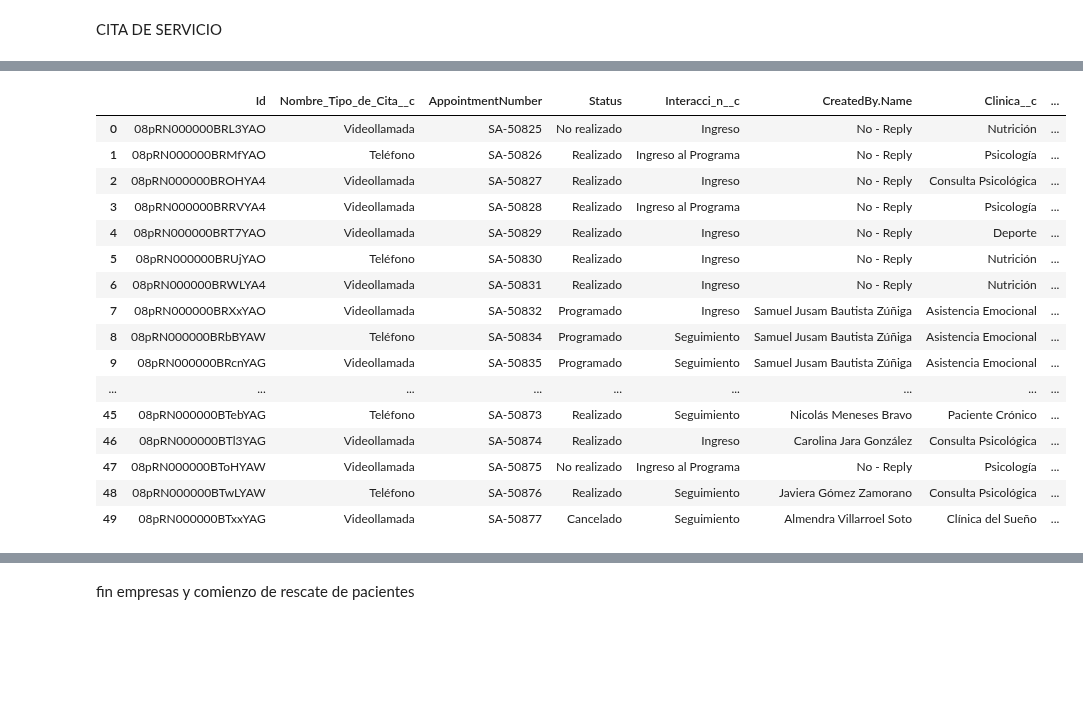
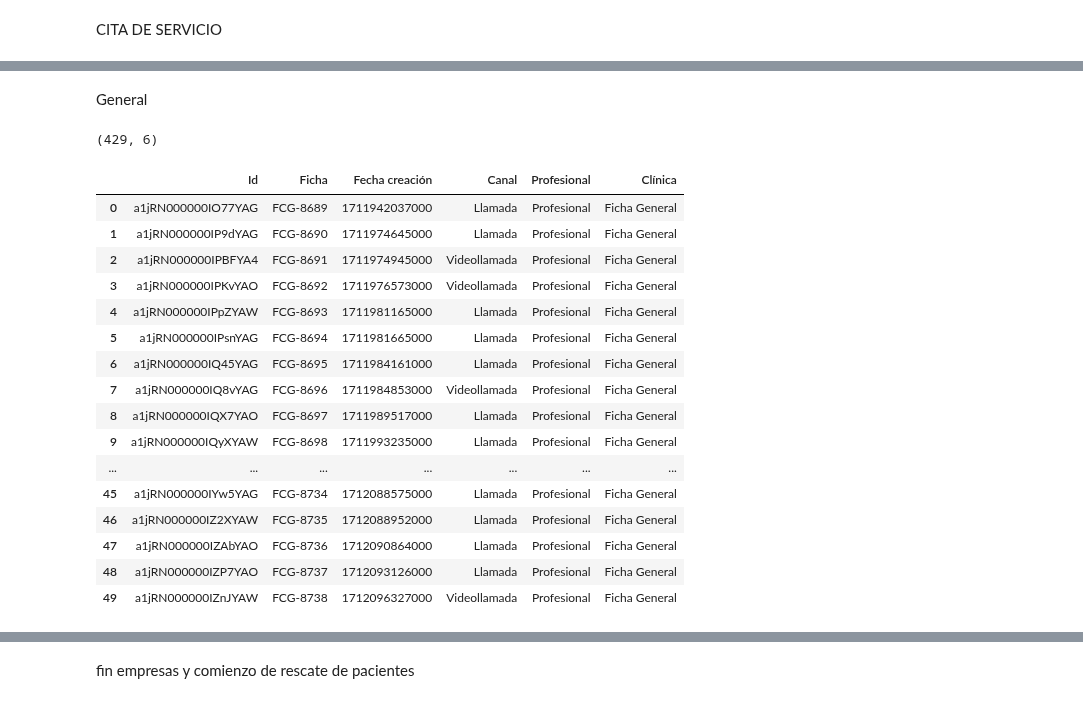
Before and after one commit to juanca-martinez/basefinal, a Jupyter notebook: modeloNuevo/Reportes_Abril.ipynb, the cells around one changed output, grey strips where cells are left out. Cells and saved outputs as stored; diff of their text form; code cells hidden in the pictures; blank space fills up the shorter version.

```diff
--- a/modeloNuevo/Reportes_Abril.ipynb
+++ b/modeloNuevo/Reportes_Abril.ipynb
@@ -87,20 +773,64 @@ CitaDeServicio["Realizado"] = CitaDeServicio["Status"].str.replace("Realizado",
+# %% [markdown]
+General
+# %%
+vacio = "SELECT Id, EmpresaContactoConvenio__c from Ficha_Clinica_General__c WHERE CALENDAR_YEAR(CreatedDate ) >= 2024  and CALENDAR_MONTH(CreatedDate ) >= 4 ORDER BY CreatedDate"
+Cita_Servicio = sf.smart_query(vacio)
+Cita_Servicio = Cita_Servicio[(Cita_Servicio["EmpresaContactoConvenio__c"] == "-")]
+Cita_Servicio = Cita_Servicio[["Id"]]
+fake_dict = Cita_Servicio.to_dict("records")
+sf.bulk.Ficha_Clinica_General__c.update(fake_dict, batch_size=10000, use_serial=True)
+
+query_general = "SELECT Id,Name,CreatedDate,Canal__c,Owner.Name from Ficha_Clinica_General__c WHERE CALENDAR_YEAR(CreatedDate ) >= 2024 and CALENDAR_MONTH(CreatedDate ) >= 4 ORDER BY CreatedDate"
+dt_General = sf.smart_query(query_general)
+dt_General["Clínica"] = "Ficha Clínica General"
+dt_General["Profesional"] = np.where(
+    dt_General["Owner.Name"] == "No - Reply", "App", "Profesional"
+)
+dt_General["Realizado"] = "SI"
+
+
+dt_General = dt_General.rename(
+    columns={
+        "Name": "Ficha",
+        "CreatedDate": "Fecha creación",
+        "Canal__c": "Canal",
+        "Realizado__c": "Realizado",
+        "Tipo_de_Atenci_n__c": "Tipo de atención",
+    }
+)
+dt_General = dt_General[
+    [
+        "Id",
+        "Ficha",
+        "Fecha creación",
+        "Canal",
+        "Realizado",
+        "Tipo de atención",
+        "Profesional",
+        "Clínica",
+        #"Fecha agendamiento",
+    ]
+]
+dt_General.shape
+# %% [output]
+(429, 6)
 # %%
-CitaDeServicio.head(50)
+dt_General.head(50)
 # %% [output]
-|  | Id | Nombre_Tipo_de_Cita__c | AppointmentNumber | Status | Interacci_n__c | CreatedBy.Name | Clinica__c | ... |
-| 0 | 08pRN000000BRL3YAO | Videollamada | SA-50825 | No realizado | Ingreso | No - Reply | Nutrición | ... |
-| 1 | 08pRN000000BRMfYAO | Teléfono | SA-50826 | Realizado | Ingreso al Programa | No - Reply | Psicología | ... |
-| 2 | 08pRN000000BROHYA4 | Videollamada | SA-50827 | Realizado | Ingreso | No - Reply | Consulta Psicológica | ... |
-| 3 | 08pRN000000BRRVYA4 | Videollamada | SA-50828 | Realizado | Ingreso al Programa | No - Reply | Psicología | ... |
-| 4 | 08pRN000000BRT7YAO | Videollamada | SA-50829 | Realizado | Ingreso | No - Reply | Deporte | ... |
-| 5 | 08pRN000000BRUjYAO | Teléfono | SA-50830 | Realizado | Ingreso | No - Reply | Nutrición | ... |
-| 6 | 08pRN000000BRWLYA4 | Videollamada | SA-50831 | Realizado | Ingreso | No - Reply | Nutrición | ... |
-| 7 | 08pRN000000BRXxYAO | Videollamada | SA-50832 | Programado | Ingreso | Samuel Jusam Bautista Zúñiga | Asistencia Emocional | ... |
-| 8 | 08pRN000000BRbBYAW | Teléfono | SA-50834 | Programado | Seguimiento | Samuel Jusam Bautista Zúñiga | Asistencia Emocional | ... |
-| 9 | 08pRN000000BRcnYAG | Videollamada | SA-50835 | Programado | Seguimiento | Samuel Jusam Bautista Zúñiga | Asistencia Emocional | ... |
-| ... | ... | ... | ... | ... | ... | ... | ... | ... |
-| 45 | 08pRN000000BTebYAG | Teléfono | SA-50873 | Realizado | Seguimiento | Nicolás Meneses Bravo | Paciente Crónico | ... |
-| 46 | 08pRN000000BTl3YAG | Videollamada | SA-50874 | Realizado | Ingreso | Carolina Jara González | Consulta Psicológica | ... |
-| 47 | 08pRN000000BToHYAW | Videollamada | SA-50875 | No realizado | Ingreso al Programa | No - Reply | Psicología | ... |
-| 48 | 08pRN000000BTwLYAW | Teléfono | SA-50876 | Realizado | Seguimiento | Javiera Gómez Zamorano | Consulta Psicológica | ... |
-| 49 | 08pRN000000BTxxYAG | Videollamada | SA-50877 | Cancelado | Seguimiento | Almendra Villarroel Soto | Clínica del Sueño | ... |
+|  | Id | Ficha | Fecha creación | Canal | Profesional | Clínica |
+| 0 | a1jRN000000IO77YAG | FCG-8689 | 1711942037000 | Llamada | Profesional | Ficha General |
+| 1 | a1jRN000000IP9dYAG | FCG-8690 | 1711974645000 | Llamada | Profesional | Ficha General |
+| 2 | a1jRN000000IPBFYA4 | FCG-8691 | 1711974945000 | Videollamada | Profesional | Ficha General |
+| 3 | a1jRN000000IPKvYAO | FCG-8692 | 1711976573000 | Videollamada | Profesional | Ficha General |
+| 4 | a1jRN000000IPpZYAW | FCG-8693 | 1711981165000 | Llamada | Profesional | Ficha General |
+| 5 | a1jRN000000IPsnYAG | FCG-8694 | 1711981665000 | Llamada | Profesional | Ficha General |
+| 6 | a1jRN000000IQ45YAG | FCG-8695 | 1711984161000 | Llamada | Profesional | Ficha General |
+| 7 | a1jRN000000IQ8vYAG | FCG-8696 | 1711984853000 | Videollamada | Profesional | Ficha General |
+| 8 | a1jRN000000IQX7YAO | FCG-8697 | 1711989517000 | Llamada | Profesional | Ficha General |
+| 9 | a1jRN000000IQyXYAW | FCG-8698 | 1711993235000 | Llamada | Profesional | Ficha General |
+| ... | ... | ... | ... | ... | ... | ... |
+| 45 | a1jRN000000IYw5YAG | FCG-8734 | 1712088575000 | Llamada | Profesional | Ficha General |
+| 46 | a1jRN000000IZ2XYAW | FCG-8735 | 1712088952000 | Llamada | Profesional | Ficha General |
+| 47 | a1jRN000000IZAbYAO | FCG-8736 | 1712090864000 | Llamada | Profesional | Ficha General |
+| 48 | a1jRN000000IZP7YAO | FCG-8737 | 1712093126000 | Llamada | Profesional | Ficha General |
+| 49 | a1jRN000000IZnJYAW | FCG-8738 | 1712096327000 | Videollamada | Profesional | Ficha General |
```
Also changed, not shown: parts of 46 cells of this notebook.
